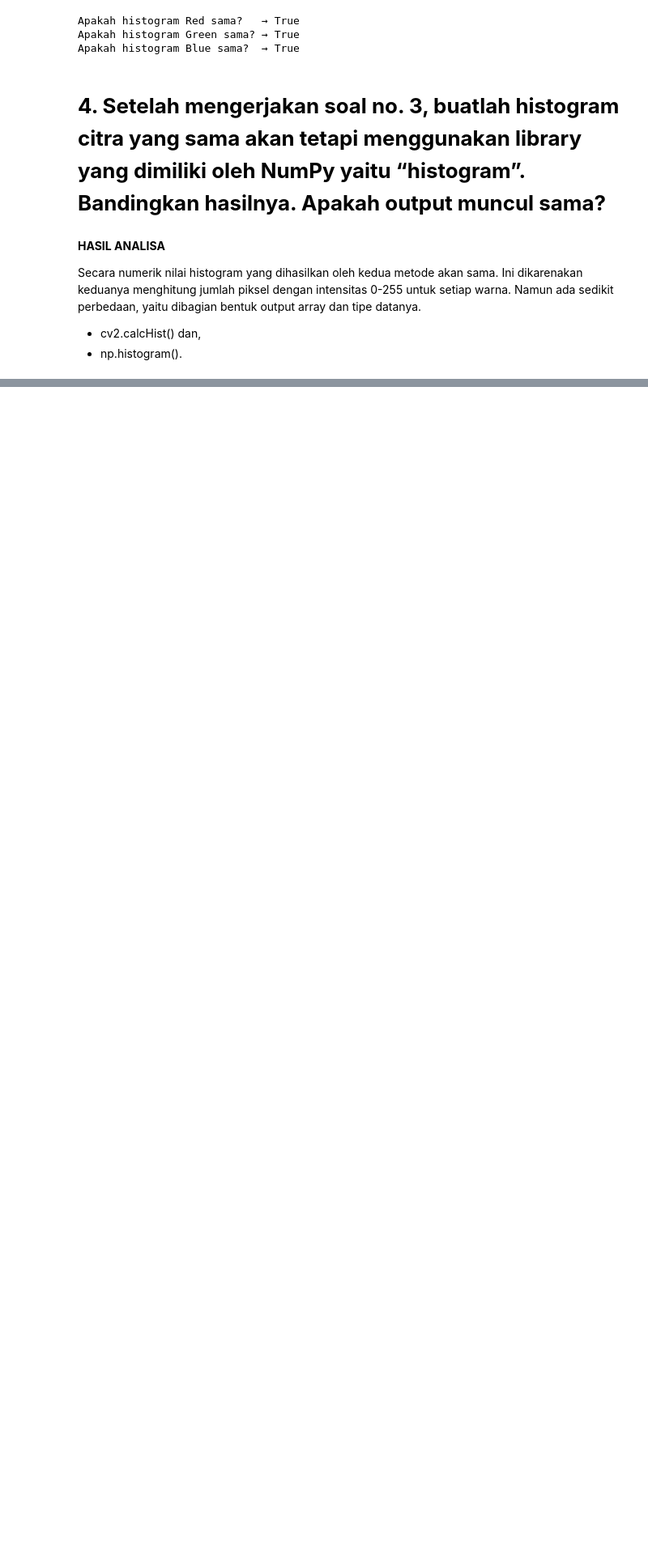
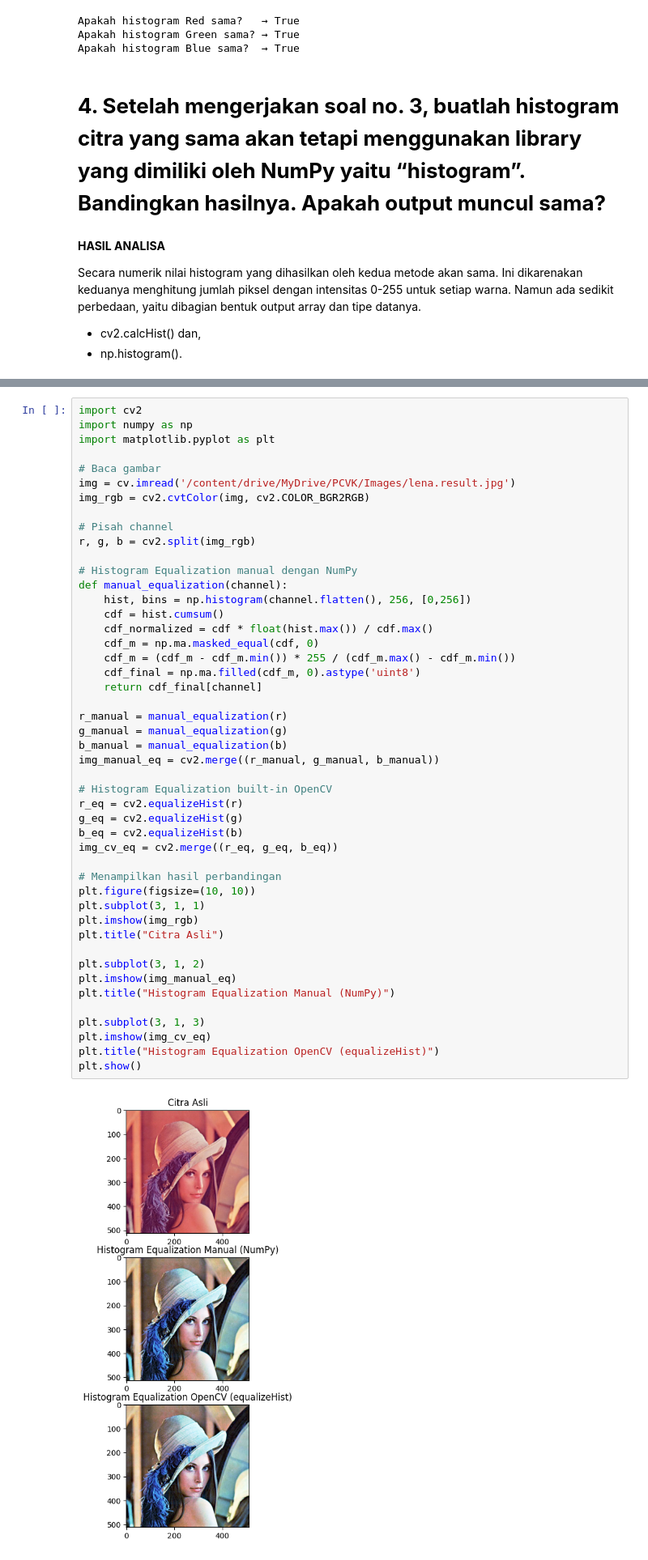
Before and after one commit to ErikRidhoFirm/PCVK_Ganjil_2025, a Jupyter notebook: Week6.ipynb, the cells around one changed output, grey strips where cells are left out. Shown at 81% size. Drawn from its saved outputs; the diff is of its cells as text; blank space fills up the shorter version.

```diff
--- a/Week6.ipynb
+++ b/Week6.ipynb
@@ -142,0 +203,49 @@ Secara numerik nilai histogram yang dihasilkan oleh kedua metode akan sama. Ini
+# %%
+import cv2
+import numpy as np
+import matplotlib.pyplot as plt
+
+# Baca gambar
+img = cv.imread('/content/drive/MyDrive/PCVK/Images/lena.result.jpg')
+img_rgb = cv2.cvtColor(img, cv2.COLOR_BGR2RGB)
+
+# Pisah channel
+r, g, b = cv2.split(img_rgb)
+
+# Histogram Equalization manual dengan NumPy
+def manual_equalization(channel):
+    hist, bins = np.histogram(channel.flatten(), 256, [0,256])
+    cdf = hist.cumsum()
+    cdf_normalized = cdf * float(hist.max()) / cdf.max()
+    cdf_m = np.ma.masked_equal(cdf, 0)
+    cdf_m = (cdf_m - cdf_m.min()) * 255 / (cdf_m.max() - cdf_m.min())
+    cdf_final = np.ma.filled(cdf_m, 0).astype('uint8')
+    return cdf_final[channel]
+
+r_manual = manual_equalization(r)
+g_manual = manual_equalization(g)
+b_manual = manual_equalization(b)
+img_manual_eq = cv2.merge((r_manual, g_manual, b_manual))
+
+# Histogram Equalization built-in OpenCV
+r_eq = cv2.equalizeHist(r)
+g_eq = cv2.equalizeHist(g)
+b_eq = cv2.equalizeHist(b)
+img_cv_eq = cv2.merge((r_eq, g_eq, b_eq))
+
+# Menampilkan hasil perbandingan
+plt.figure(figsize=(10, 10))
+plt.subplot(3, 1, 1)
+plt.imshow(img_rgb)
+plt.title("Citra Asli")
+
+plt.subplot(3, 1, 2)
+plt.imshow(img_manual_eq)
+plt.title("Histogram Equalization Manual (NumPy)")
+
+plt.subplot(3, 1, 3)
+plt.imshow(img_cv_eq)
+plt.title("Histogram Equalization OpenCV (equalizeHist)")
+plt.show()
+# %% [output]
+[figure, added]
```
Also changed, not shown: parts of 4 cells of this notebook.
